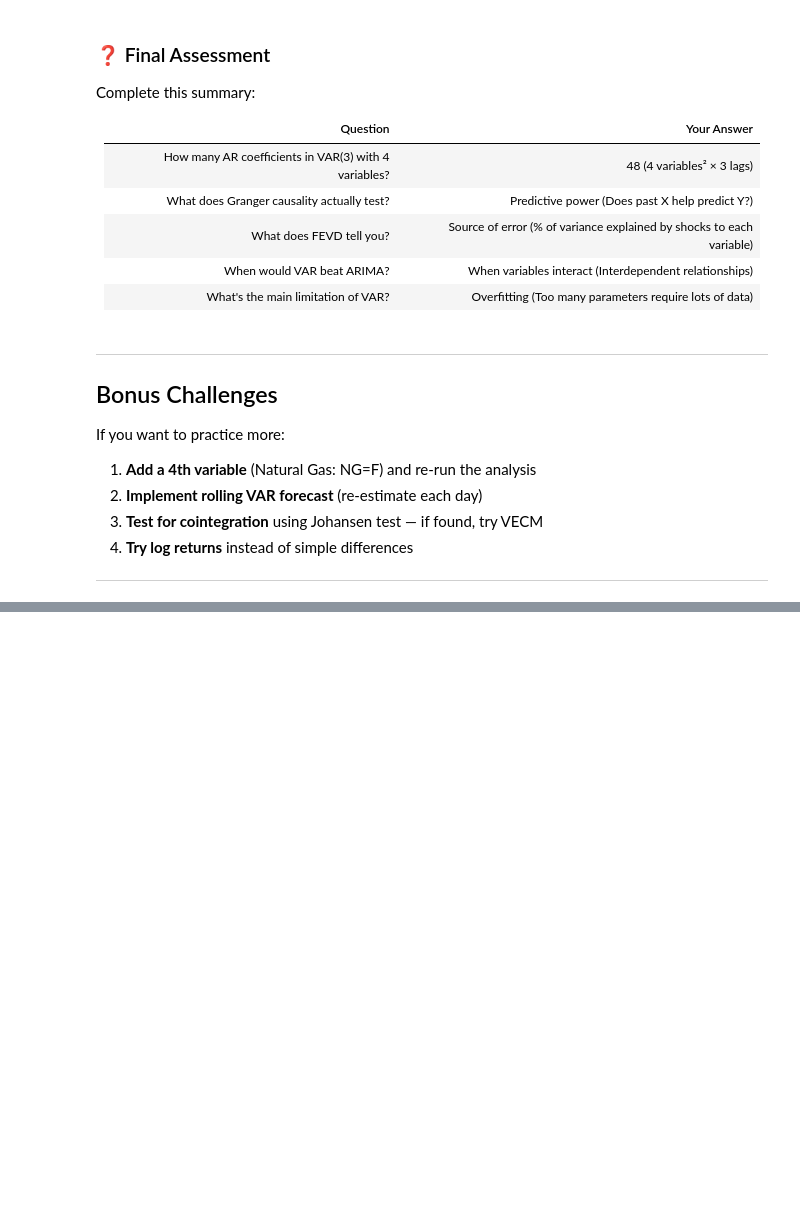
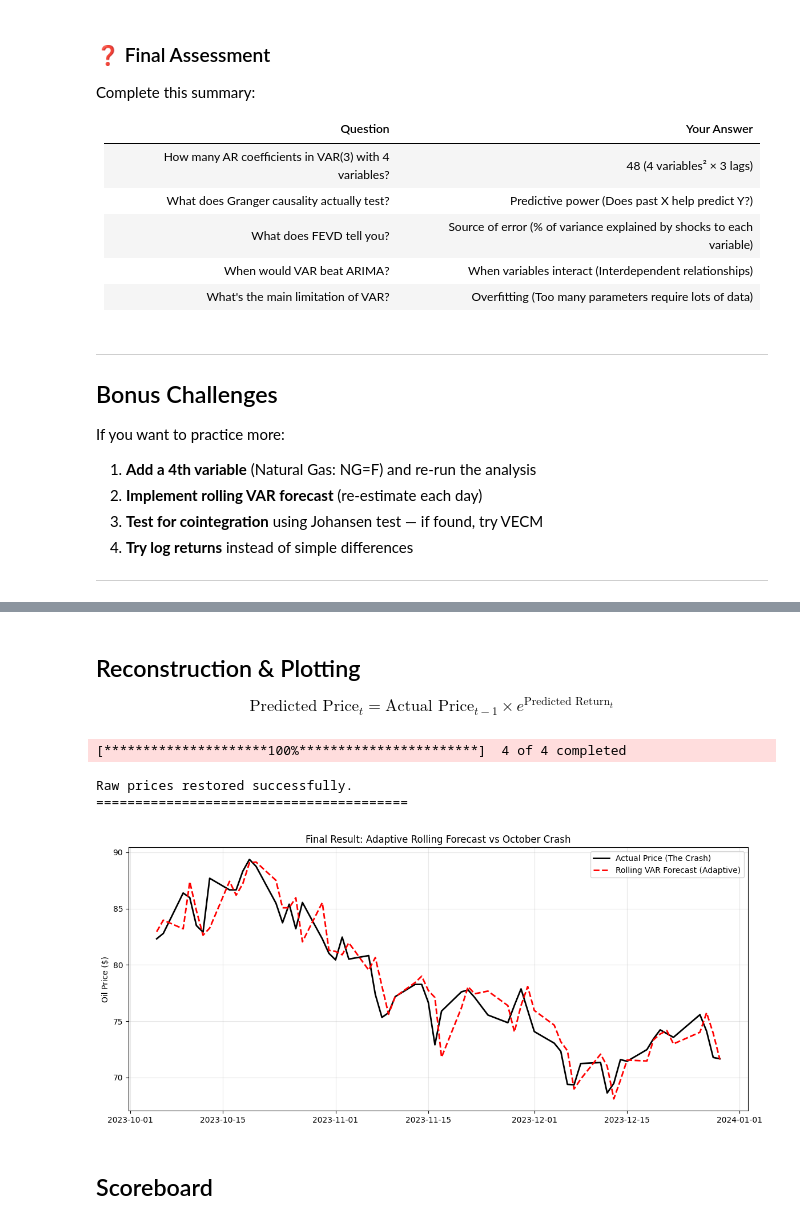
Before and after one commit to joeyedi1/crudearima, a Jupyter notebook: notebooks/var_practice.ipynb, the cells around one changed output, grey strips where cells are left out. Saved outputs shown, nothing was run; the diff lists cells and outputs as text; code cells hidden in the pictures; blank space fills up the shorter version.

```diff
--- a/notebooks/var_practice.ipynb
+++ b/notebooks/var_practice.ipynb
@@ -1557,0 +1744,64 @@ If you want to practice more:
+# %% [markdown]
+## Reconstruction & Plotting
+
+$$\text{Predicted Price}_t = \text{Actual Price}_{t-1} \times e^{\text{Predicted Return}_t}$$
+# %%
+import yfinance as yf
+import pandas as pd
+import numpy as np
+import matplotlib.pyplot as plt
+
+# 1. Quick Re-load of the raw price data (to fix the variable overwrite)
+tickers = ['CL=F', '^GSPC', 'DX-Y.NYB', 'NG=F']
+prices_df = yf.download(tickers, start="2019-01-01", end="2024-01-01")['Close']
+
+# Safe rename again
+prices_df.rename(columns={
+    'CL=F': 'Oil',
+    '^GSPC': 'SP500',
+    'DX-Y.NYB': 'USD',
+    'NG=F': 'NatGas'
+}, inplace=True)
+prices_df.dropna(inplace=True)
+
+print("Raw prices restored successfully.")
+print("="*40)
+
+# 2. Get the Actual Prices for the test period using the new variable
+# We grab the last 60 days
+actual_prices = prices_df['Oil'].iloc[-test_size:]
+
+# We grab the 'Anchors' (the day before each prediction)
+# These are the prices we multiply by the predicted return
+previous_prices = prices_df['Oil'].iloc[-test_size-1 : -1].values
+
+# 3. Calculate Predicted Prices
+# Formula: Price_Yesterday * exp(Predicted_Return_Today)
+predicted_returns = rolling_forecast_df['Oil']
+predicted_prices = previous_prices * np.exp(predicted_returns)
+
+# 4. Create DataFrame for Plotting
+df_rolling_price = pd.DataFrame(
+    predicted_prices.values,
+    index=actual_prices.index,
+    columns=['Predicted_Oil']
+)
+
+# 5. Plot: Rolling Forecast vs Actual Crash
+plt.figure(figsize=(14, 6))
+
+plt.plot(actual_prices.index, actual_prices, label='Actual Price (The Crash)', color='black', linewidth=2)
+plt.plot(df_rolling_price.index, df_rolling_price, label='Rolling VAR Forecast (Adaptive)', color='red', linestyle='--', linewidth=2)
+
+plt.title('Final Result: Adaptive Rolling Forecast vs October Crash')
+plt.ylabel('Oil Price ($)')
+plt.legend()
+plt.grid(True, alpha=0.3)
+plt.show()
+# %% [output]
+[*********************100%***********************]  4 of 4 completed
+Raw prices restored successfully.
+========================================
+[figure, added]
+# %% [markdown]
+## Scoreboard
```
Also changed, not shown: parts of 12 cells of this notebook.
